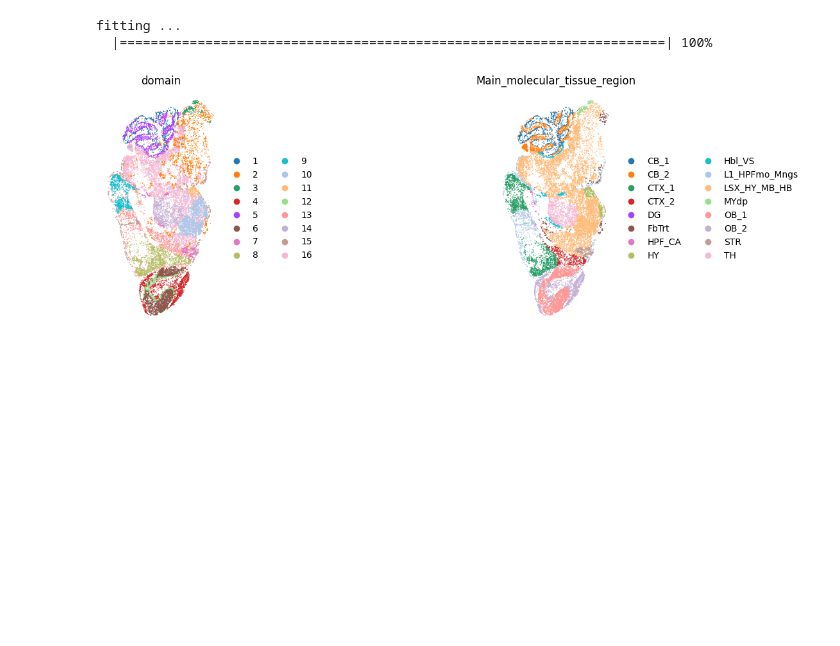
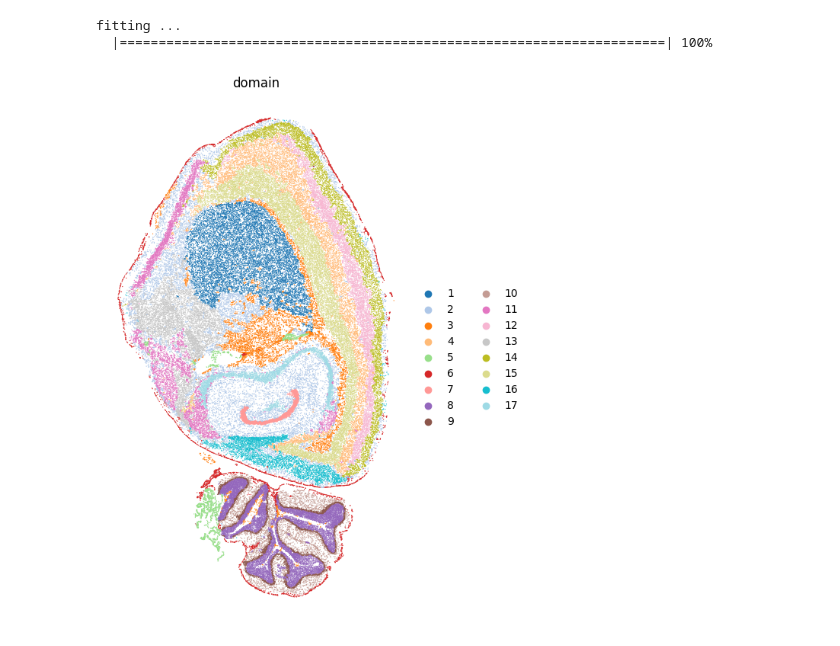
Before and after one commit to Briskzxm/GARDEN, a Jupyter notebook: Tutorial/STARmap PLUS.ipynb, the cells around one changed output. Cells and saved outputs as stored; diff of their text form; code cells hidden in the pictures; blank space fills up the shorter version.

```diff
--- a/Tutorial/STARmap PLUS.ipynb
+++ b/Tutorial/STARmap PLUS.ipynb
@@ -12,5 +41 @@ device = torch.device('cuda' if torch.cuda.is_available() else 'cpu')
 os.environ['R_HOME'] = "/home/zhangxinming/anaconda3/envs/Test/lib/R"
-# %%
-import pandas as pd
-adata = sc.read('/home/zhangxinming/scCube/simulation/demo.h5ad')
-adata.var_names_make_unique()
@@ -26,5 +42,14 @@ sc.pl.spatial(adata,color = 'Main_molecular_tissue_region',spot_size=300)
+# %%
+def permutation(feature):
+    ids = np.arange(feature.shape[0])
+    ids = np.random.permutation(ids)
+    feature_permutated = feature[ids]
+    return feature_permutated
+
+adata1.obsm['feat'] = adata1.obsm['X_pca']
+adata1.obsm['feat_a'] = permutation(adata1.obsm['feat'])
 # %%
-model = GARDEN.GARDEN(adata,k_dynamic=8,k_cl=8,device=device,model_select = 'KNN')
+model = GARDEN.GARDEN_Batch(adata1,k_dynamic=8,device=device,k_cl=8,dim_output=32,model_select = 'KNN', datatype='HD')
 # train model
-adata = model.train()
+adata1 = model.train_expand(batch_number=8)
 # %% [output]
@@ -64,8 +115,10 @@ R[write to console]:                    __           __
 Type 'citation("mclust")' for citing this R package in publications.
 fitting ...
   |======================================================================| 100%
+# %%
+adata1.obsm['spatial'] = adata.obsm['spatial']
 # %%
-import matplotlib.pyplot as plt
-sc.pl.spatial(adata,color = ['domain','Main_molecular_tissue_region'],frameon = False,colorbar_loc=None,spot_size=300)
+plt.rcParams["figure.figsize"] = (12, 9)
+sc.pl.spatial(adata1,basis='spatial',color = 'domain',frameon = False,colorbar_loc=None,spot_size = 100, palette='tab20')
 # %% [output]
-[figure, old version]
+[figure, new version]
```
Also changed, not shown: parts of 10 cells of this notebook.
